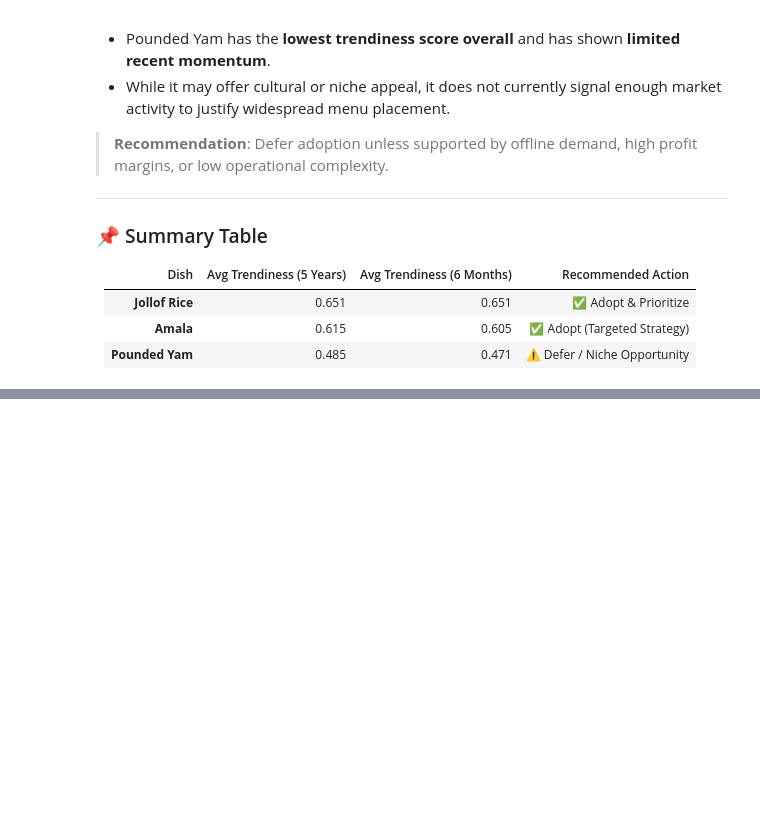
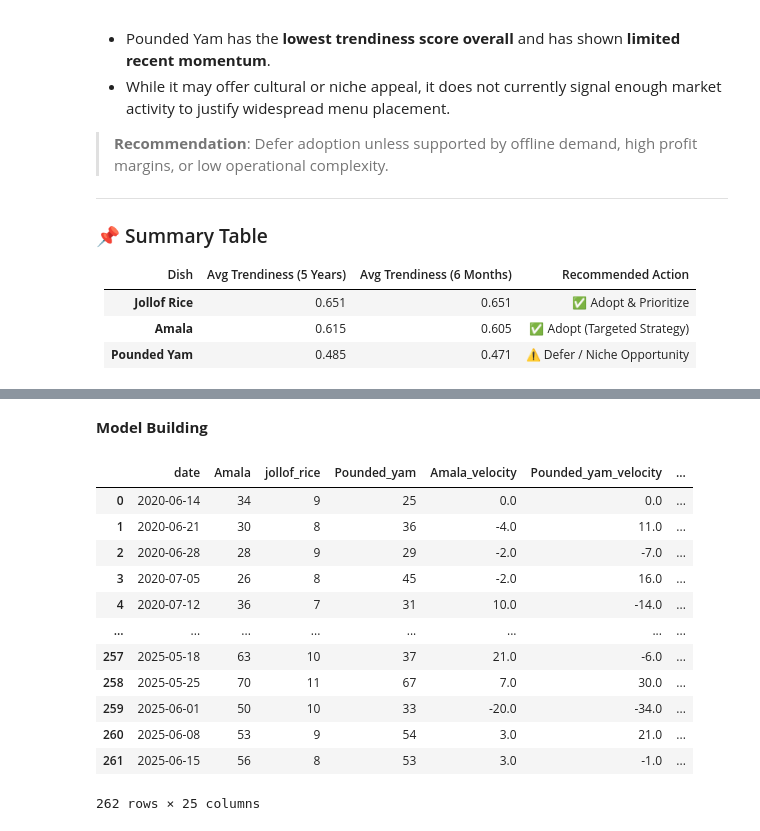
Before and after one commit to SaliuA/Amala-trend-detection-uk, a Jupyter notebook: trend_analysis.ipynb, the cells around one changed output, grey strips where cells are left out. Cells and saved outputs as stored; diff of their text form; code cells hidden in the pictures; blank space fills up the shorter version.

Commit message:
Added mock features and updated tren analysis notebook

```diff
--- a/trend_analysis.ipynb
+++ b/trend_analysis.ipynb
@@ -641,0 +685,20 @@ Based on the analysis of trendiness scores across a 5-year historical period and
+# %%
+import numpy as np
+
+# Set random seed for reproducibility
+np.random.seed(42)
+
+# Add business-relevant mock features
+df['avg_ingredient_cost'] = np.random.uniform(20, 35, size=len(df))  # average cost of ingredients
+df['local_demand_index'] = np.random.uniform(0.5, 1.0, size=len(df))  # local market demand score
+df['storage_cost_index'] = np.random.uniform(0.2, 0.8, size=len(df))  # normalized storage cost index
+df['scalability_score'] = np.random.choice([0.3, 0.5, 0.7, 0.9], size=len(df))  # ease of scaling production
+df['supplier_stability_index'] = np.random.uniform(0.4, 1.0, size=len(df))  # reliability of suppliers
+df['is_festival_week'] = np.random.choice([0, 1], size=len(df))  # binary feature: festival or not
+df['repeat_customer_rate'] = np.random.uniform(0.2, 0.6, size=len(df))  # customer retention estimate
+df['marketing_mentions'] = np.random.randint(5, 30, size=len(df))  # social media or campaign exposure
+
+# Optional: Preview the final DataFrame
+df[['date', 'Amala_trendiness', 'avg_ingredient_cost', 'local_demand_index',
+    'storage_cost_index', 'scalability_score', 'supplier_stability_index',
+    'is_festival_week', 'repeat_customer_rate', 'marketing_mentions']].head()
@@ -641,0 +712,28 @@ Based on the analysis of trendiness scores across a 5-year historical period and
+# %% [markdown]
+**Model Building**
+# %%
+def business_rule(row):
+    if row['Amala_trendiness'] > 0.7 and row['local_demand_index'] > 0.7 and row['scalability_score'] > 0.7:
+        return "Scale Up"
+    elif row['Amala_trendiness'] > 0.4:
+        return "Maintain"
+    else:
+        return "Phase Out"
+
+df['Amala_decision'] = df.apply(business_rule, axis=1)
+# %%
+df
+# %% [output]
+|  | date | Amala | jollof_rice | Pounded_yam | Amala_velocity | Pounded_yam_velocity | ... |
+| 0 | 2020-06-14 | 34 | 9 | 25 | 0.0 | 0.0 | ... |
+| 1 | 2020-06-21 | 30 | 8 | 36 | -4.0 | 11.0 | ... |
+| 2 | 2020-06-28 | 28 | 9 | 29 | -2.0 | -7.0 | ... |
+| 3 | 2020-07-05 | 26 | 8 | 45 | -2.0 | 16.0 | ... |
+| 4 | 2020-07-12 | 36 | 7 | 31 | 10.0 | -14.0 | ... |
+| ... | ... | ... | ... | ... | ... | ... | ... |
+| 257 | 2025-05-18 | 63 | 10 | 37 | 21.0 | -6.0 | ... |
+| 258 | 2025-05-25 | 70 | 11 | 67 | 7.0 | 30.0 | ... |
+| 259 | 2025-06-01 | 50 | 10 | 33 | -20.0 | -34.0 | ... |
+| 260 | 2025-06-08 | 53 | 9 | 54 | 3.0 | 21.0 | ... |
+| 261 | 2025-06-15 | 56 | 8 | 53 | 3.0 | -1.0 | ... |
+262 rows × 25 columns
```
Also changed, not shown: parts of 12 cells of this notebook, 3 other files.
